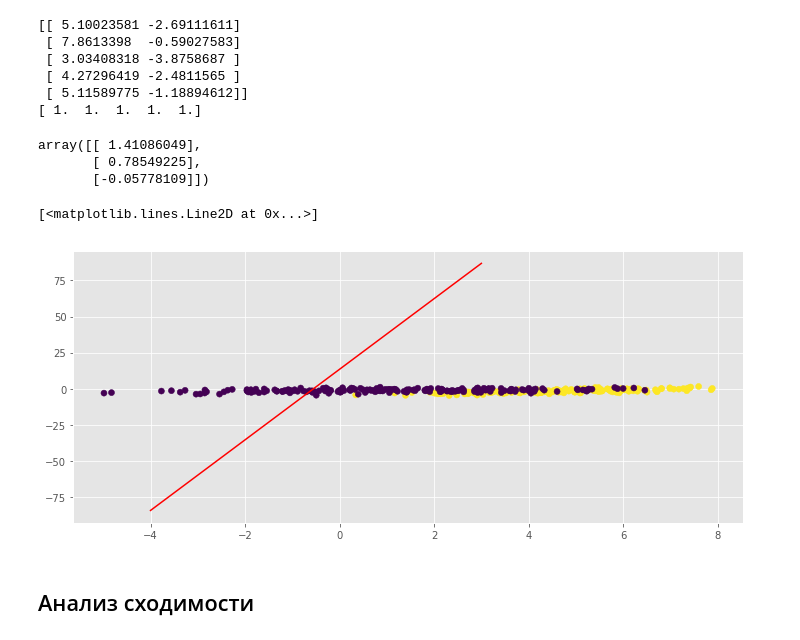
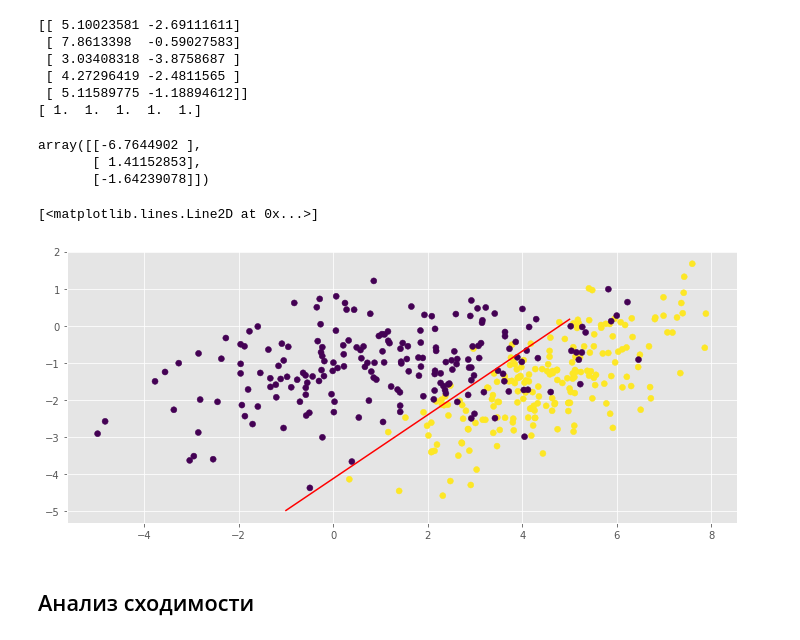
Before and after one commit to erlong15/bigdata_homework, a Jupyter notebook: homework3/homework.ipynb, the cells around one changed output. Drawn from its saved outputs; the diff is of its cells as text; code cells hidden in the pictures.

Commit message:
gradient

```diff
--- a/homework3/homework.ipynb
+++ b/homework3/homework.ipynb
@@ -57,8 +57,9 @@ class MySGDClassifier(BaseEstimator, ClassifierMixin):
 
 
     def fit(self,X, y=None):
-        X_b = np.c_[X, np.ones((len(X), 1))]
-        #X_b = np.c_[np.ones((len(X), 1)), X]
+        #X_b = np.c_[np.ones(len(X), 1), X]
+        №X_b = np.c_[np.ones((len(X), 1)), X]
+        X_b = np.hstack((np.ones((X.shape[0], 1)), X))
         m = len(X)
         alpha = self.alpha
         n_epochs = self.max_epoch
@@ -73,7 +74,7 @@ class MySGDClassifier(BaseEstimator, ClassifierMixin):
                 random_index = np.random.randint(m)
                 xi = X_b[[idx], :]
                 yi = y[idx]
-                gradients = sum(xi.T.dot((self.sigmoid(np.dot(xi, self.theta)) - yi)))/ len(X)
+                gradients = xi.T.dot((self.sigmoid(np.dot(xi, self.theta)) - yi))
                 #gradients = 2 * xi.T.dot(xi.dot(self.theta) - yi)
                 theta_old  = self.theta
                 self.theta = self.theta - alpha * gradients
@@ -134,22 +137,22 @@ print(y[:5])
 # %%
 #X[[11],:]
 #X
-model = MySGDClassifier(alpha=0.01, max_epoch=10)
+model = MySGDClassifier(alpha=0.01, max_epoch=100)
 model.fit(X, y)
 model.theta
 # %% [output]
-array([[ 1.41086049],
-       [ 0.78549225],
-       [-0.05778109]])
+array([[-6.7644902 ],
+       [ 1.41152853],
+       [-1.64239078]])
 # %%
-x_naive = np.arange(-4,4,1)
+x_naive = np.arange(-1,6,1)
 # Ax + By + C -> y = (-AX -C) / B
-y_naive = (-model.theta[0] * x_naive - model.theta[1] ) / model.theta[2]
+y_naive = (-model.theta[1] * x_naive - model.theta[0] ) / model.theta[2]
 plt.scatter(X[:,0], X[:,1], c=y)
 plt.plot(x_naive, y_naive, c='red', label='descision boundary naive')
 # %% [output]
 [<matplotlib.lines.Line2D at 0x...>]
-[figure, old version]
+[figure, new version]
 # %% [markdown]
 ## Анализ сходимости
 # %% [markdown]
```
Also changed, not shown: parts of 2 cells of this notebook.
